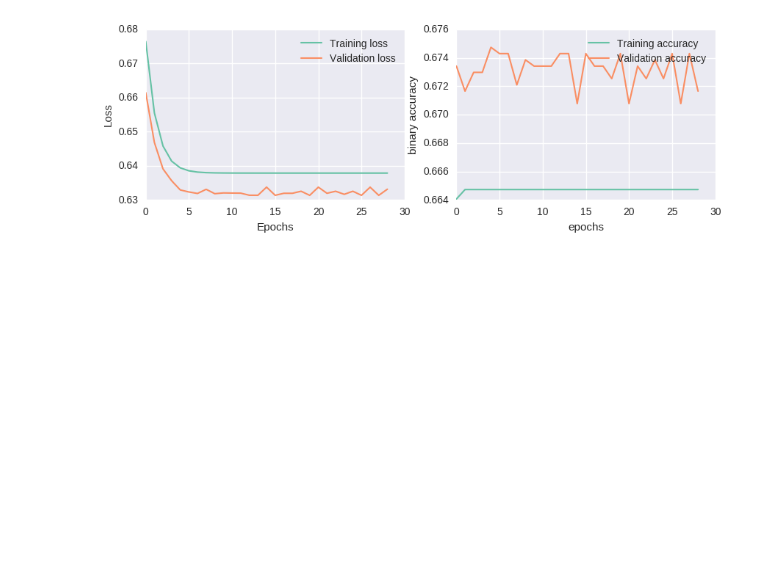
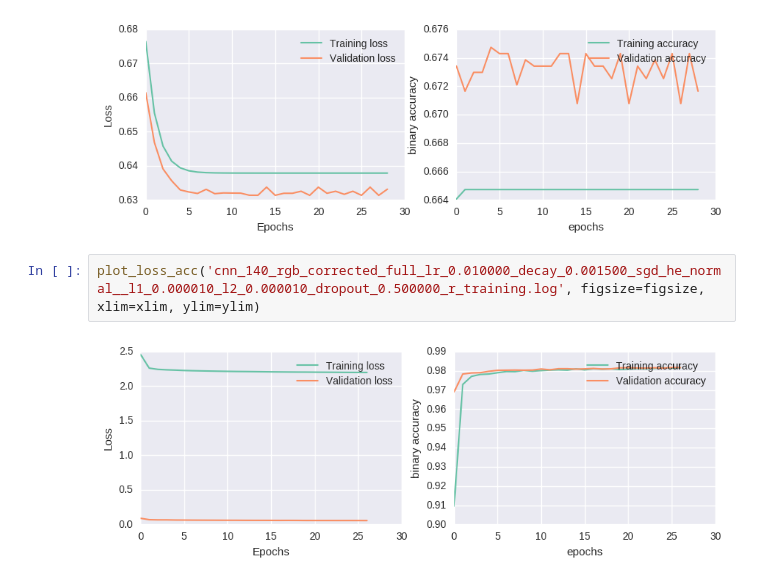
Before and after one commit to OpenGridMap/power-grid-detection, a Jupyter notebook: training/plot_training.ipynb, the cells around one changed output. Saved outputs shown, nothing was run; the diff lists cells and outputs as text; blank space fills up the shorter version.

```diff
--- a/training/plot_training.ipynb
+++ b/training/plot_training.ipynb
@@ -315,3 +315,7 @@ plot_loss_acc('vgg_140_rgb_corrected_lr_0.001000_sgd_he_normal__l1_0.000010_l2_0
 [figure]
 [figure]
 [figure]
+# %%
+plot_loss_acc('cnn_140_rgb_corrected_full_lr_0.010000_decay_0.001500_sgd_he_normal__l1_0.000010_l2_0.000010_dropout_0.500000_r_training.log', figsize=figsize, xlim=xlim, ylim=ylim)
+# %% [output]
+[figure, added]
```
Also changed, not shown: 5 other files.
